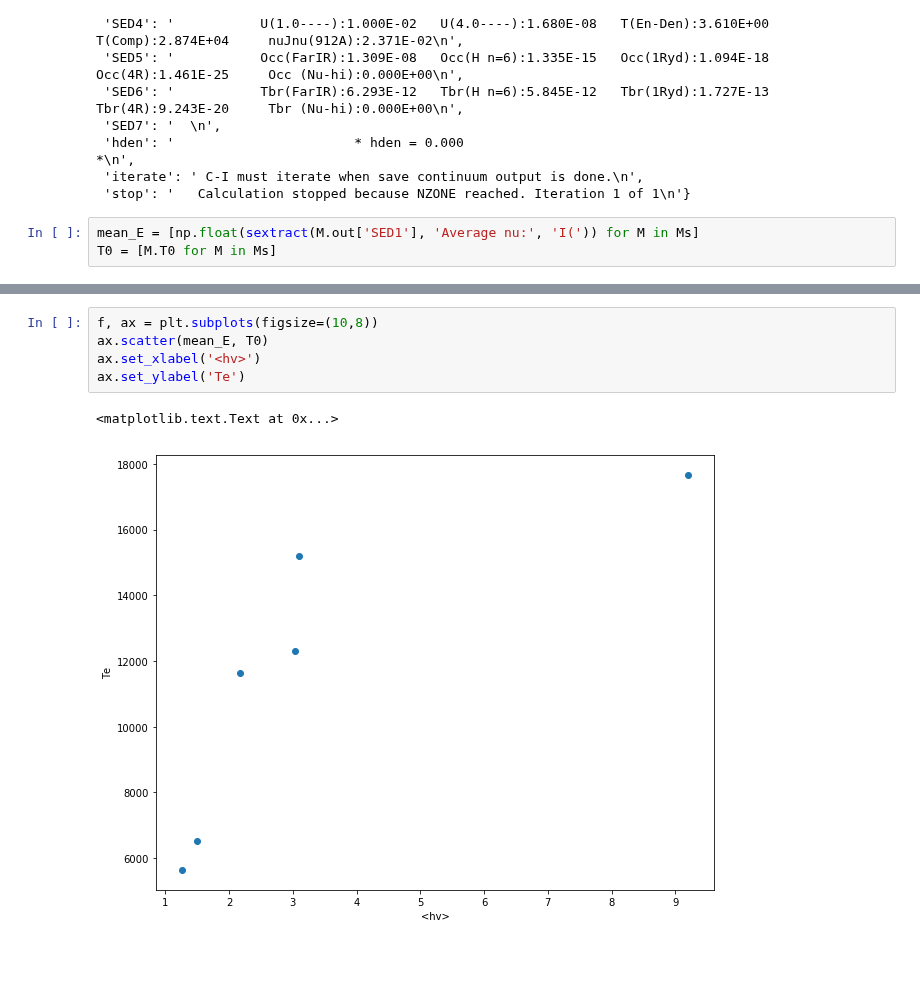
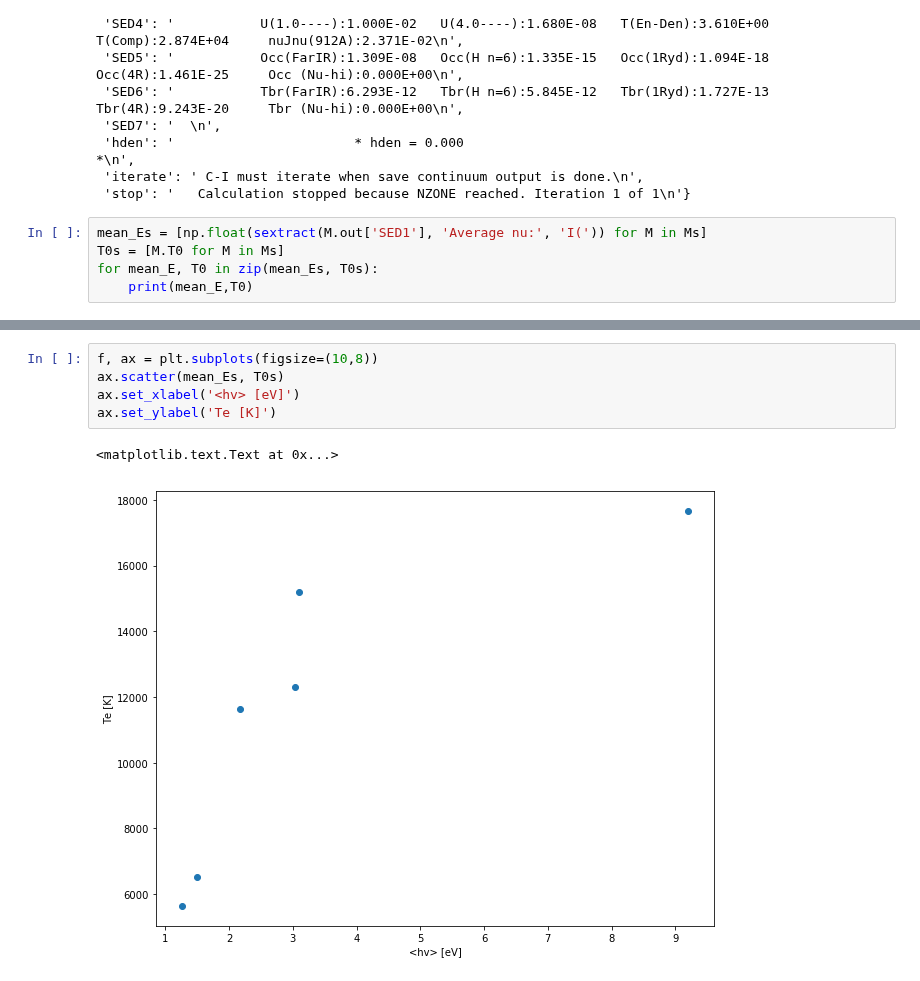
Before and after one commit to Morisset/Cloudy_Summer_School, a Jupyter notebook: Notebooks/SecondModels.ipynb, the cells around one changed output, grey strips where cells are left out. Saved outputs shown, nothing was run; the diff lists cells and outputs as text.

```diff
--- a/Notebooks/SecondModels.ipynb
+++ b/Notebooks/SecondModels.ipynb
@@ -67,5 +67,7 @@ M.out
  'iterate': ' C-I must iterate when save continuum output is done.\n',
  'stop': '   Calculation stopped because NZONE reached. Iteration 1 of 1\n'}
 # %%
-mean_E = [np.float(sextract(M.out['SED1'], 'Average nu:', 'I(')) for M in Ms]
-T0 = [M.T0 for M in Ms]
+mean_Es = [np.float(sextract(M.out['SED1'], 'Average nu:', 'I(')) for M in Ms]
+T0s = [M.T0 for M in Ms]
+for mean_E, T0 in zip(mean_Es, T0s):
+    print(mean_E,T0)
@@ -72,8 +89,8 @@ T0 = [M.T0 for M in Ms]
 # %%
 f, ax = plt.subplots(figsize=(10,8))
-ax.scatter(mean_E, T0)
-ax.set_xlabel('<hv>')
-ax.set_ylabel('Te')
+ax.scatter(mean_Es, T0s)
+ax.set_xlabel('<hv> [eV]')
+ax.set_ylabel('Te [K]')
 # %% [output]
 <matplotlib.text.Text at 0x...>
-[figure, old version]
+[figure, new version]
```
Also changed, not shown: parts of 3 cells of this notebook, 1 other file.
